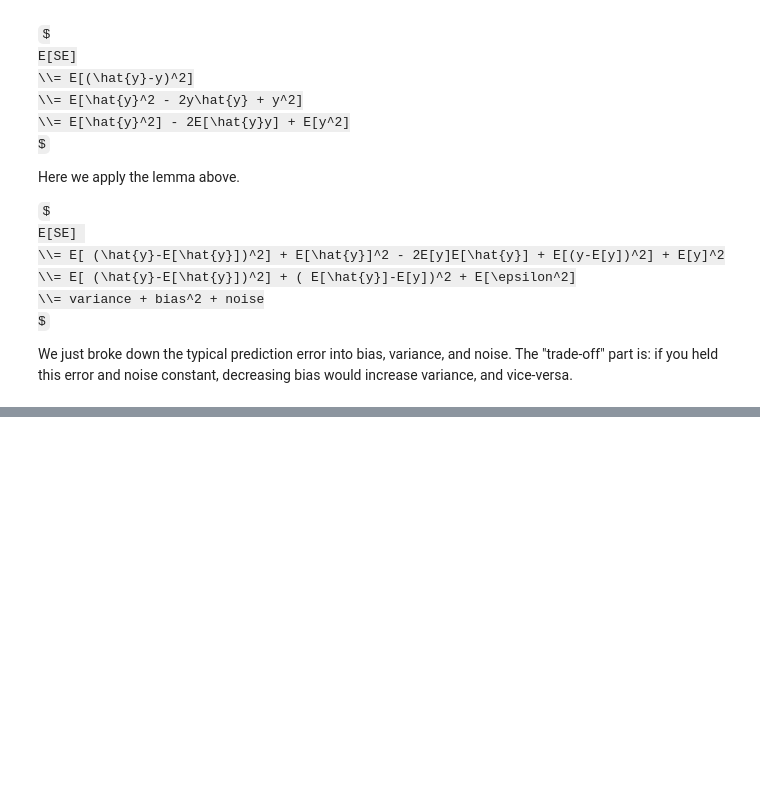
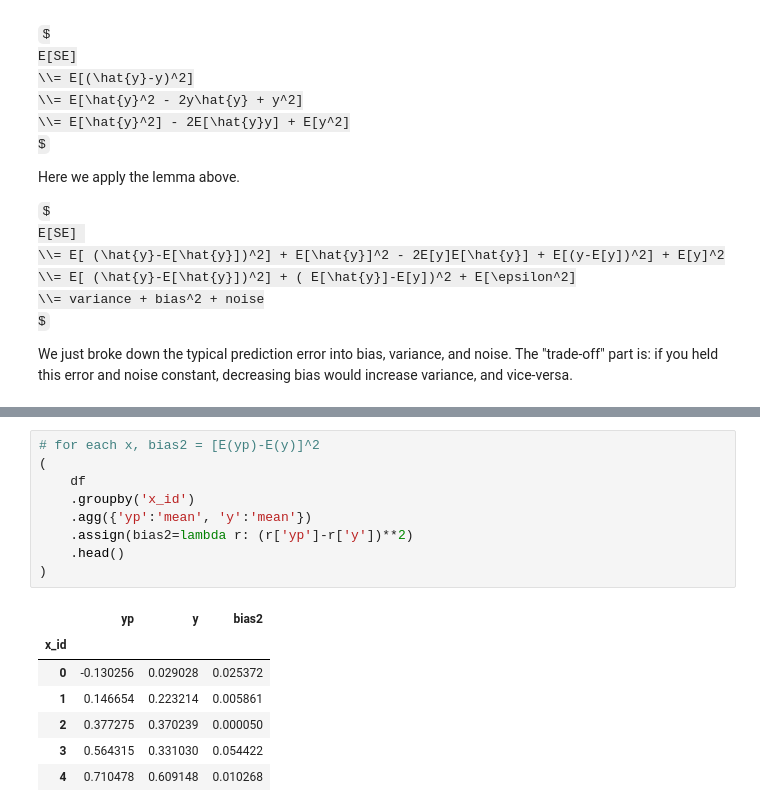
Before and after one commit to gentimouton/dives, a Jupyter notebook: exercises/q011_stats_bias_variance_tradeoff.ipynb, the cells around one changed output, grey strips where cells are left out. Drawn from its saved outputs; the diff is of its cells as text; some formulas as TeX source; blank space fills up the shorter version.

```diff
--- a/exercises/q011_stats_bias_variance_tradeoff.ipynb
+++ b/exercises/q011_stats_bias_variance_tradeoff.ipynb
@@ -73,0 +212,17 @@ decreasing bias would increase variance, and vice-versa.
+# %%
+# for each x, bias2 = [E(yp)-E(y)]^2
+(
+    df
+    .groupby('x_id')
+    .agg({'yp':'mean', 'y':'mean'})
+    .assign(bias2=lambda r: (r['yp']-r['y'])**2)
+    .head()
+)
+# %% [output]
+|  | yp | y | bias2 |
+| x_id |  |  |  |
+| 0 | -0.130256 | 0.029028 | 0.025372 |
+| 1 | 0.146654 | 0.223214 | 0.005861 |
+| 2 | 0.377275 | 0.370239 | 0.000050 |
+| 3 | 0.564315 | 0.331030 | 0.054422 |
+| 4 | 0.710478 | 0.609148 | 0.010268 |
```
Also changed, not shown: parts of 7 cells of this notebook.
